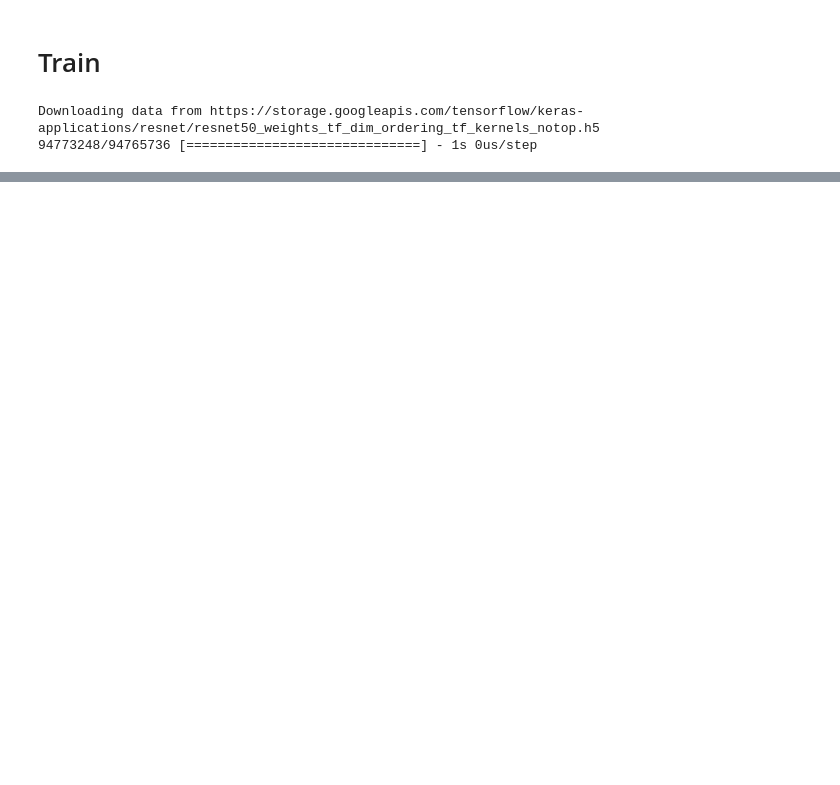
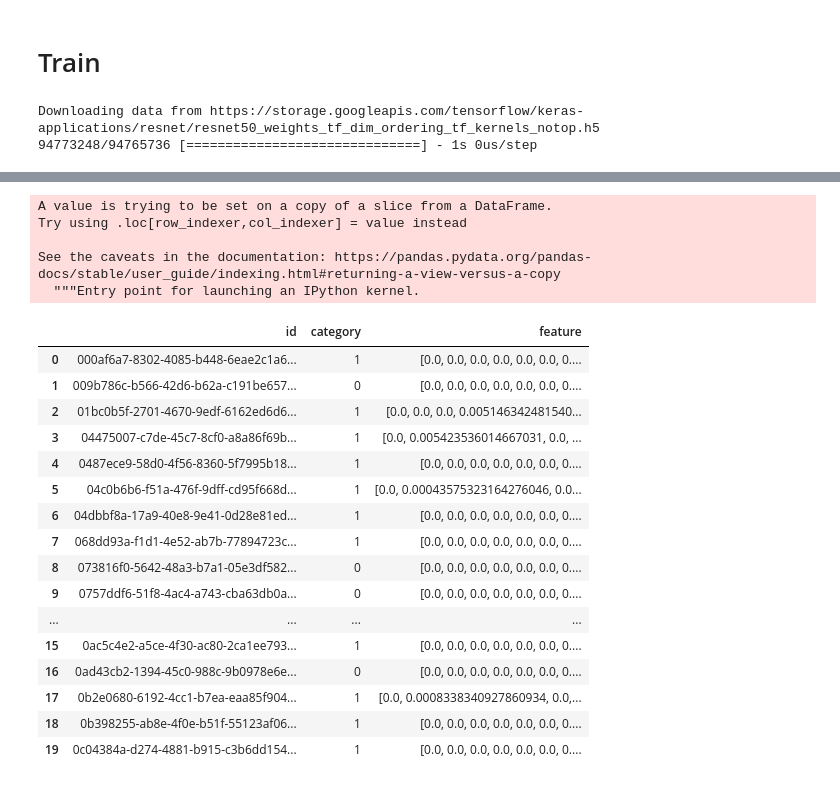
Before and after one commit to CakeNuthep/Super_AI, a Jupyter notebook: 22p22c0044_ศุภชัย_W3HW1_04102020.ipynb, the cells around one changed output, grey strips where cells are left out. Drawn from its saved outputs; the diff is of its cells as text; code cells hidden in the pictures; blank space fills up the shorter version.

```diff
--- a/22p22c0044_ศุภชัย_W3HW1_04102020.ipynb
+++ b/22p22c0044_ศุภชัย_W3HW1_04102020.ipynb
@@ -257,0 +256,2 @@ acc
+# %%
+df_compete = pd.read_csv('https://raw.githubusercontent.com/CakeNuthep/Super_AI/master/super-ai-image-classification/val/val/template.csv')
@@ -257,0 +274,10 @@ acc
+# %%
+df_compete_raw = df_compete[:20]
+# %%
+feature_compete = []
+for index, row in df_compete_raw.iterrows():
+  f = extract_feature(f'''https://raw.githubusercontent.com/CakeNuthep/Super_AI/master/super-ai-image-classification/val/val/images/{row['id']}''')
+  print(f)
+  feature_compete.append(f)
+  print(row['id'], row['category'])
+df_compete_raw['feature']=feature_compete
@@ -257,0 +309,28 @@ acc
+# %%
+df_compete_raw['category']=arr
+# %% [output]
+A value is trying to be set on a copy of a slice from a DataFrame.
+Try using .loc[row_indexer,col_indexer] = value instead
+
+See the caveats in the documentation: https://pandas.pydata.org/pandas-docs/stable/user_guide/indexing.html#returning-a-view-versus-a-copy
+  """Entry point for launching an IPython kernel.
+# %%
+df_compete_raw
+# %% [output]
+|  | id | category | feature |
+| 0 | 000af6a7-8302-4085-b448-6eae2c1a6... | 1 | [0.0, 0.0, 0.0, 0.0, 0.0, 0.0, 0.... |
+| 1 | 009b786c-b566-42d6-b62a-c191be657... | 0 | [0.0, 0.0, 0.0, 0.0, 0.0, 0.0, 0.... |
+| 2 | 01bc0b5f-2701-4670-9edf-6162ed6d6... | 1 | [0.0, 0.0, 0.0, 0.005146342481540... |
+| 3 | 04475007-c7de-45c7-8cf0-a8a86f69b... | 1 | [0.0, 0.005423536014667031, 0.0, ... |
+| 4 | 0487ece9-58d0-4f56-8360-5f7995b18... | 1 | [0.0, 0.0, 0.0, 0.0, 0.0, 0.0, 0.... |
+| 5 | 04c0b6b6-f51a-476f-9dff-cd95f668d... | 1 | [0.0, 0.00043575323164276046, 0.0... |
+| 6 | 04dbbf8a-17a9-40e8-9e41-0d28e81ed... | 1 | [0.0, 0.0, 0.0, 0.0, 0.0, 0.0, 0.... |
+| 7 | 068dd93a-f1d1-4e52-ab7b-77894723c... | 1 | [0.0, 0.0, 0.0, 0.0, 0.0, 0.0, 0.... |
+| 8 | 073816f0-5642-48a3-b7a1-05e3df582... | 0 | [0.0, 0.0, 0.0, 0.0, 0.0, 0.0, 0.... |
+| 9 | 0757ddf6-51f8-4ac4-a743-cba63db0a... | 0 | [0.0, 0.0, 0.0, 0.0, 0.0, 0.0, 0.... |
+| ... | ... | ... | ... |
+| 15 | 0ac5c4e2-a5ce-4f30-ac80-2ca1ee793... | 1 | [0.0, 0.0, 0.0, 0.0, 0.0, 0.0, 0.... |
+| 16 | 0ad43cb2-1394-45c0-988c-9b0978e6e... | 0 | [0.0, 0.0, 0.0, 0.0, 0.0, 0.0, 0.... |
+| 17 | 0b2e0680-6192-4cc1-b7ea-eaa85f904... | 1 | [0.0, 0.0008338340927860934, 0.0,... |
+| 18 | 0b398255-ab8e-4f0e-b51f-55123af06... | 1 | [0.0, 0.0, 0.0, 0.0, 0.0, 0.0, 0.... |
+| 19 | 0c04384a-d274-4881-b915-c3b6dd154... | 1 | [0.0, 0.0, 0.0, 0.0, 0.0, 0.0, 0.... |
```
Also changed, not shown: parts of 13 cells of this notebook.
